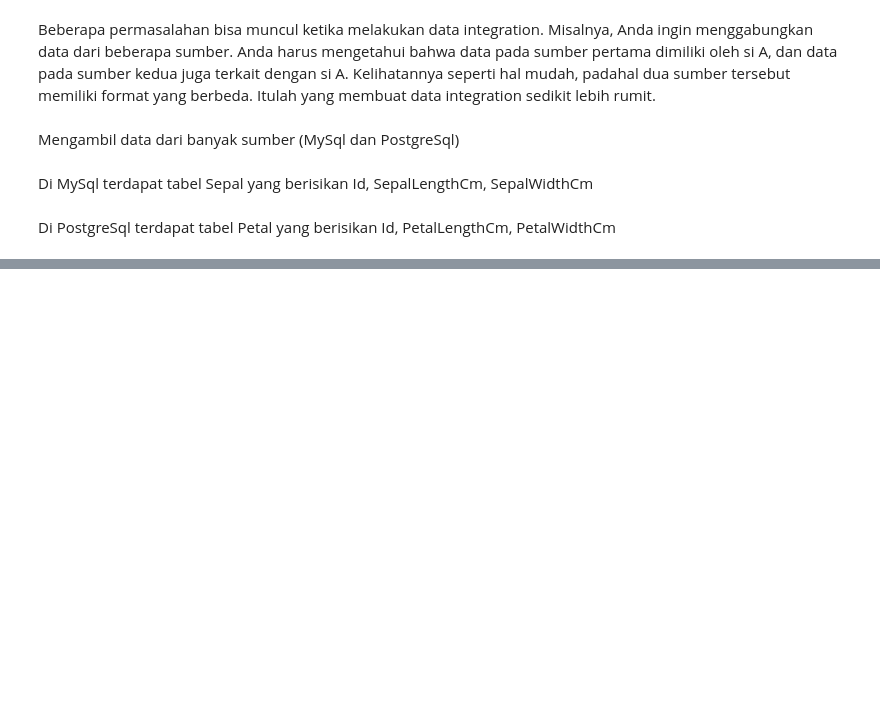
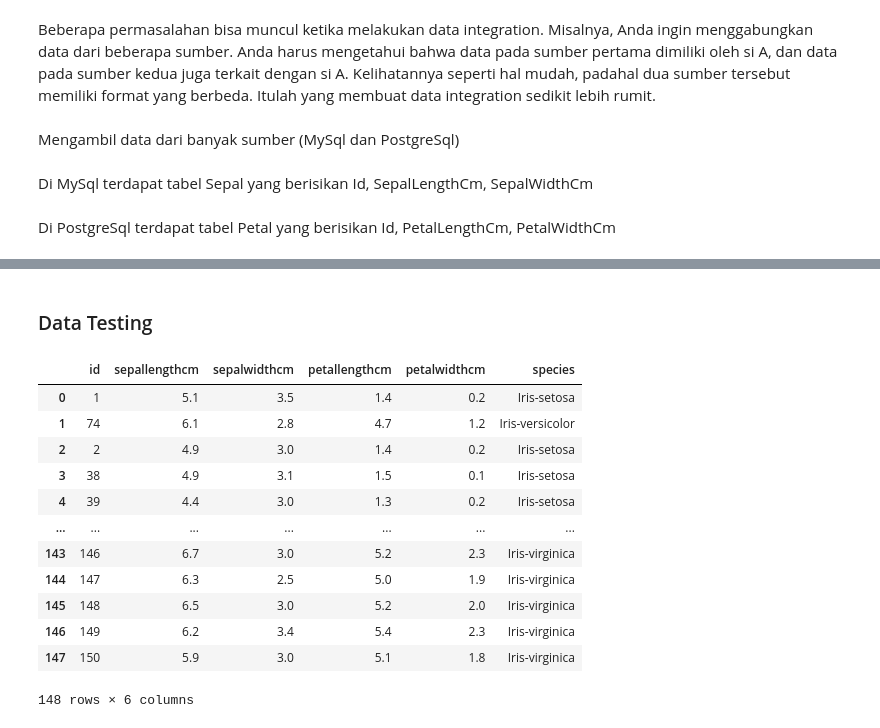
Before and after one commit to endyzan/andii, a Jupyter notebook: tugas.ipynb, the cells around one changed output, grey strips where cells are left out. Drawn from its saved outputs; the diff is of its cells as text; code cells hidden in the pictures; blank space fills up the shorter version.

```diff
--- a/tugas.ipynb
+++ b/tugas.ipynb
@@ -838,0 +984,2 @@ Requirement already satisfied: mysql-connector-python in /root/venv/lib/python3.
+# %% [markdown]
+### Data Testing
@@ -838,0 +989,17 @@ Requirement already satisfied: mysql-connector-python in /root/venv/lib/python3.
+# %%
+df_9 = _deepnote_execute_sql('SELECT * FROM iris', 'SQL_A43E3F31_6AFC_48F2_8226_96515CC73026', audit_sql_comment='', sql_cache_mode='cache_disabled')
+df_9
+# %% [output]
+|  | id | sepallengthcm | sepalwidthcm | petallengthcm | petalwidthcm | species |
+| 0 | 1 | 5.1 | 3.5 | 1.4 | 0.2 | Iris-setosa |
+| 1 | 74 | 6.1 | 2.8 | 4.7 | 1.2 | Iris-versicolor |
+| 2 | 2 | 4.9 | 3.0 | 1.4 | 0.2 | Iris-setosa |
+| 3 | 38 | 4.9 | 3.1 | 1.5 | 0.1 | Iris-setosa |
+| 4 | 39 | 4.4 | 3.0 | 1.3 | 0.2 | Iris-setosa |
+| ... | ... | ... | ... | ... | ... | ... |
+| 143 | 146 | 6.7 | 3.0 | 5.2 | 2.3 | Iris-virginica |
+| 144 | 147 | 6.3 | 2.5 | 5.0 | 1.9 | Iris-virginica |
+| 145 | 148 | 6.5 | 3.0 | 5.2 | 2.0 | Iris-virginica |
+| 146 | 149 | 6.2 | 3.4 | 5.4 | 2.3 | Iris-virginica |
+| 147 | 150 | 5.9 | 3.0 | 5.1 | 1.8 | Iris-virginica |
+148 rows × 6 columns
```
Also changed, not shown: parts of 26 cells of this notebook, 20 other files.
